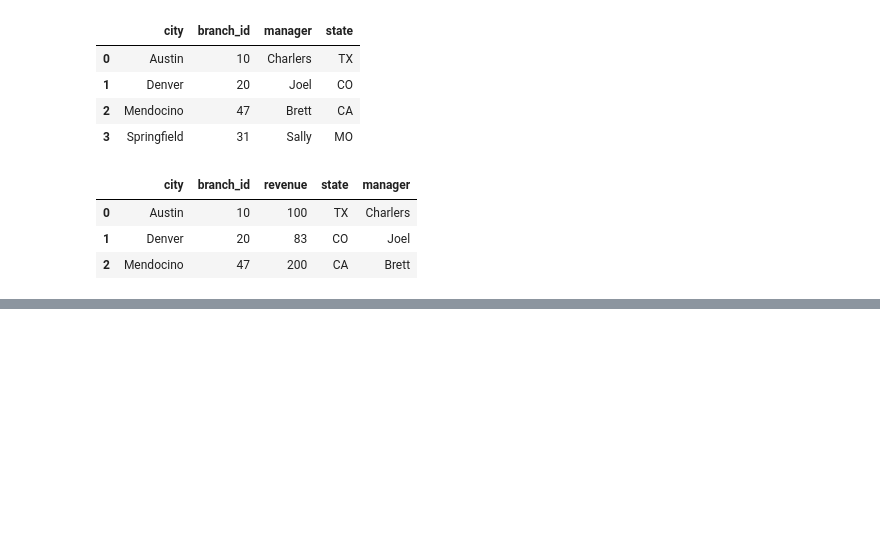
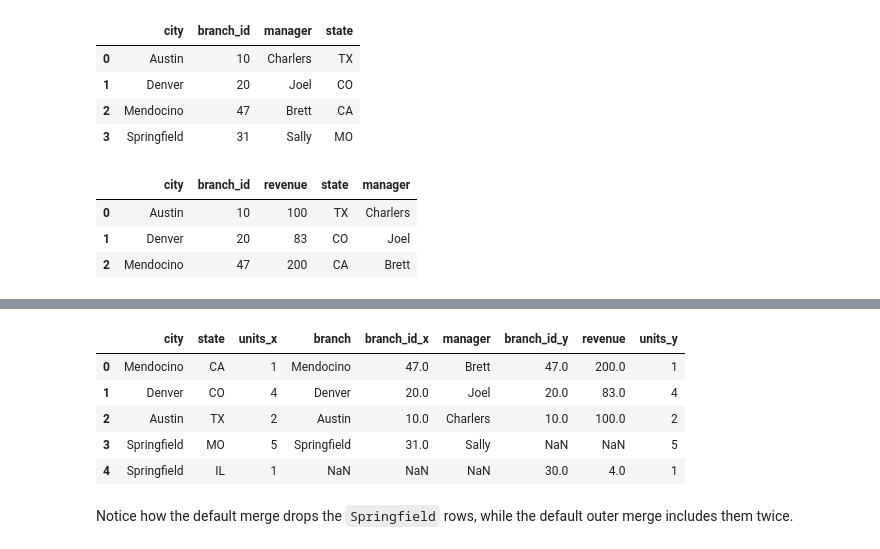
Before and after one commit to mitabunov/DataCamp_pony, a Jupyter notebook: 10_merging_DataFrames/03_Merging_data.ipynb, the cells around one changed output, grey strips where cells are left out. Saved outputs shown, nothing was run; the diff lists cells and outputs as text; code cells hidden in the pictures; blank space fills up the shorter version.

```diff
--- a/10_merging_DataFrames/03_Merging_data.ipynb
+++ b/10_merging_DataFrames/03_Merging_data.ipynb
@@ -189,0 +391,15 @@ combined
+# %%
+# Perform the third merge: merge_outer_on
+merge_outer_on = pd.merge(sales_and_managers, revenue_and_sales, how='outer', on=['city','state'])
+
+# Print merge_outer_on
+merge_outer_on
+# %% [output]
+|  | city | state | units_x | branch | branch_id_x | manager | branch_id_y | revenue | units_y |
+| 0 | Mendocino | CA | 1 | Mendocino | 47.0 | Brett | 47.0 | 200.0 | 1 |
+| 1 | Denver | CO | 4 | Denver | 20.0 | Joel | 20.0 | 83.0 | 4 |
+| 2 | Austin | TX | 2 | Austin | 10.0 | Charlers | 10.0 | 100.0 | 2 |
+| 3 | Springfield | MO | 5 | Springfield | 31.0 | Sally | NaN | NaN | 5 |
+| 4 | Springfield | IL | 1 | NaN | NaN | NaN | 30.0 | 4.0 | 1 |
+# %% [markdown]
+Notice how the default merge drops the `Springfield` rows, while the default outer merge includes them twice.
```
Also changed, not shown: parts of 24 cells of this notebook, 2 other files.
